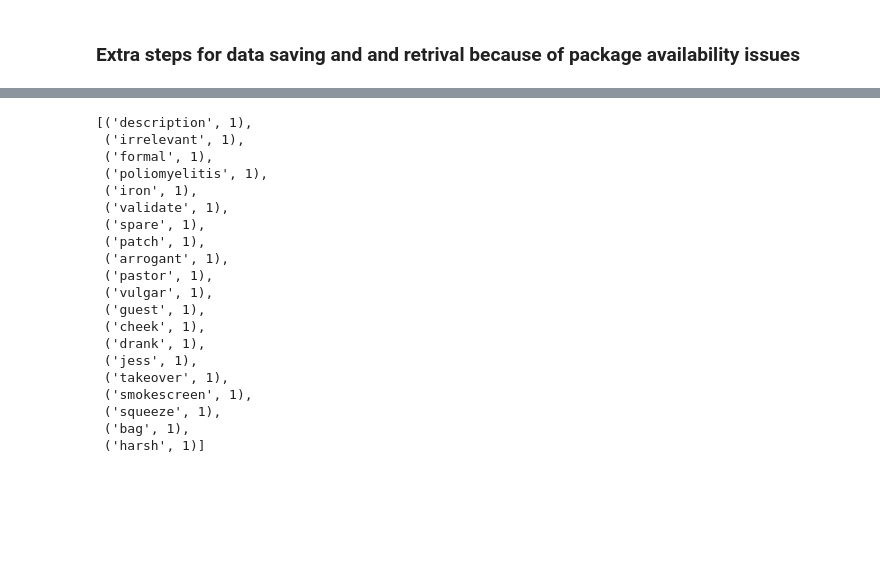
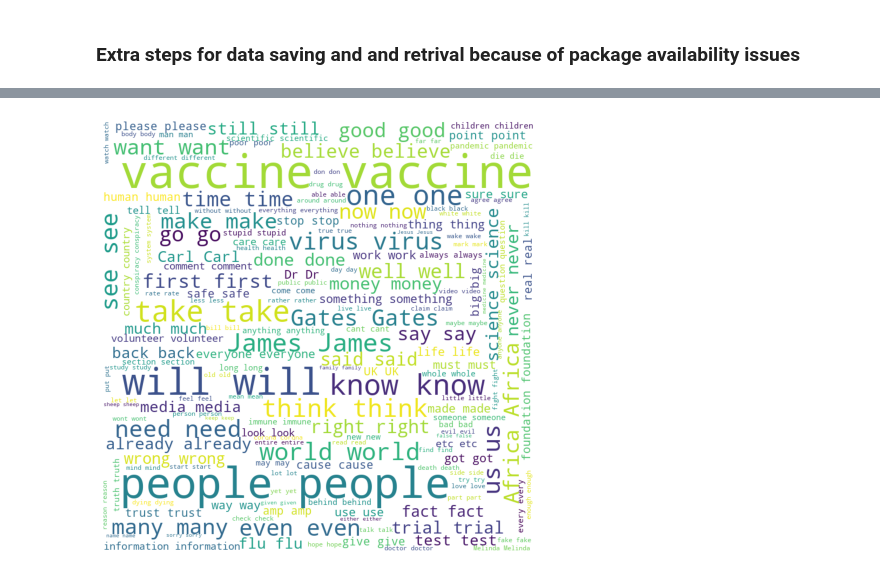
Before and after one commit to sillsphelyx/Vaccine_sentiments_SA, a Jupyter notebook: Covid_vaccine_sentiment_SA-Preprocessing.ipynb, the cells around one changed output, grey strips where cells are left out. Cells and saved outputs as stored; diff of their text form; code cells hidden in the pictures; blank space fills up the shorter version.

```diff
--- a/Covid_vaccine_sentiment_SA-Preprocessing.ipynb
+++ b/Covid_vaccine_sentiment_SA-Preprocessing.ipynb
@@ -179,7 +279,7 @@ def remove_single_letter_words(sentences):
        english_tokens: A list containing lists of tokenized sentences without english stopwords only
     """
     single_letters = ['a','b','c','d','e','f','g','h','i','j','k','l','m','n','o','p','q','r','s','t'
-                      ,'u','v','w','x','y','z']
+                      ,'u','v','w','x','y','z','re']
     not_singles = []
     for i in range(len(sentences)):
         not_single = []
@@ -252,5 +359,6 @@ def corpus_word_count(sentences):
     return full_count_comments
 #full_count
 # %%
-replies_word_counts = corpus_word_count(cleaned_reply_tokens)
-comments_word_counts = corpus_word_count(cleaned_comment_tokens)
+reply_counts = corpus_word_count(cleaned_reply_tokens)
+comment_counts = corpus_word_count(cleaned_comment_tokens)
+combined_counts = corpus_word_count(combined)
@@ -288,23 +364,0 @@ reply_word_counts_sorted = sorted(replies_word_counts.items(), key=lambda x: x[1
-# %%
-reply_word_counts_sorted[-20:]
-# %% [output]
-[('description', 1),
- ('irrelevant', 1),
- ('formal', 1),
- ('poliomyelitis', 1),
- ('iron', 1),
- ('validate', 1),
- ('spare', 1),
- ('patch', 1),
- ('arrogant', 1),
- ('pastor', 1),
- ('vulgar', 1),
- ('guest', 1),
- ('cheek', 1),
- ('drank', 1),
- ('jess', 1),
- ('takeover', 1),
- ('smokescreen', 1),
- ('squeeze', 1),
- ('bag', 1),
- ('harsh', 1)]
@@ -322,0 +365,38 @@ for i in range(len(reply_tokens)):
+# %%
+# Plotting word cloud for the words
+# using word frequency list:
+#word_freq = open("/tmp/word_freq.txt").read()
+# say it looks like this:
+def word_cloud_viewer(word_freq):
+    text = " ".join([(k + " ")*v for k,v in word_freq.items()])
+    # Generate a word cloud image
+    #wordcloud = WordCloud().generate(text)
+    #Display the generated image:
+    #the matplotlib way:
+    #import matplotlib.pyplot as plt
+    #plt.imshow(wordcloud, interpolation='bilinear')
+    #plt.axis("off")
+    #plt.show()
+    #lower max_font_size
+    #print(text)
+    wordcloud = WordCloud(width = 800, height = 800,
+                background_color ='white',
+                stopwords = STOPWORDS,
+                min_font_size = 10).generate(text)
+
+    # plot the WordCloud image
+    plt.figure(figsize = (6,6), facecolor = None)
+    plt.imshow(wordcloud)
+    plt.axis("off")
+    plt.tight_layout(pad = 0)
+
+    plt.show()
+
+    # The pil way (if you don't have matplotlib)
+    # image = wordcloud.to_image()
+    # image.show()
+# %%
+# cloud for replies
+word_cloud_viewer(reply_counts)
+# %% [output]
+[figure, added]
```
Also changed, not shown: parts of 37 cells of this notebook, 3 other files.
